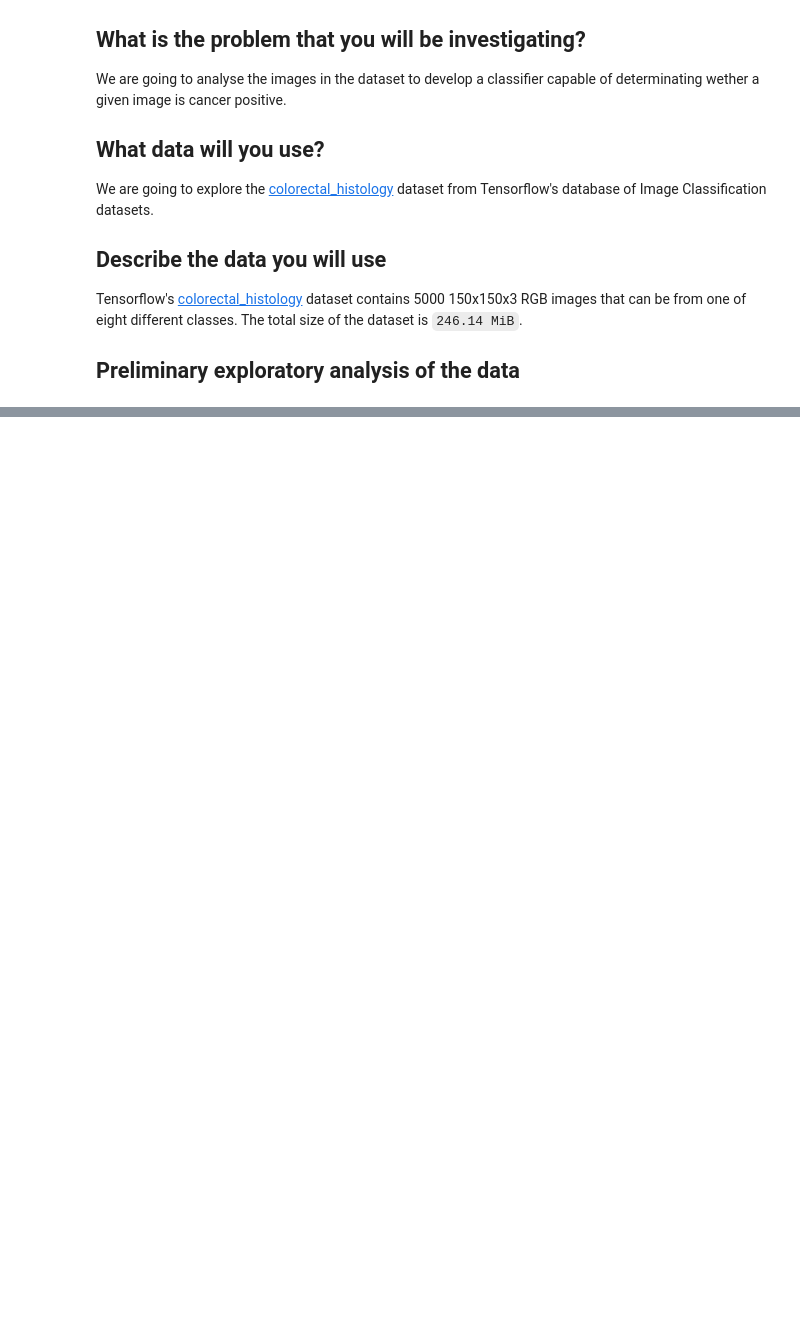
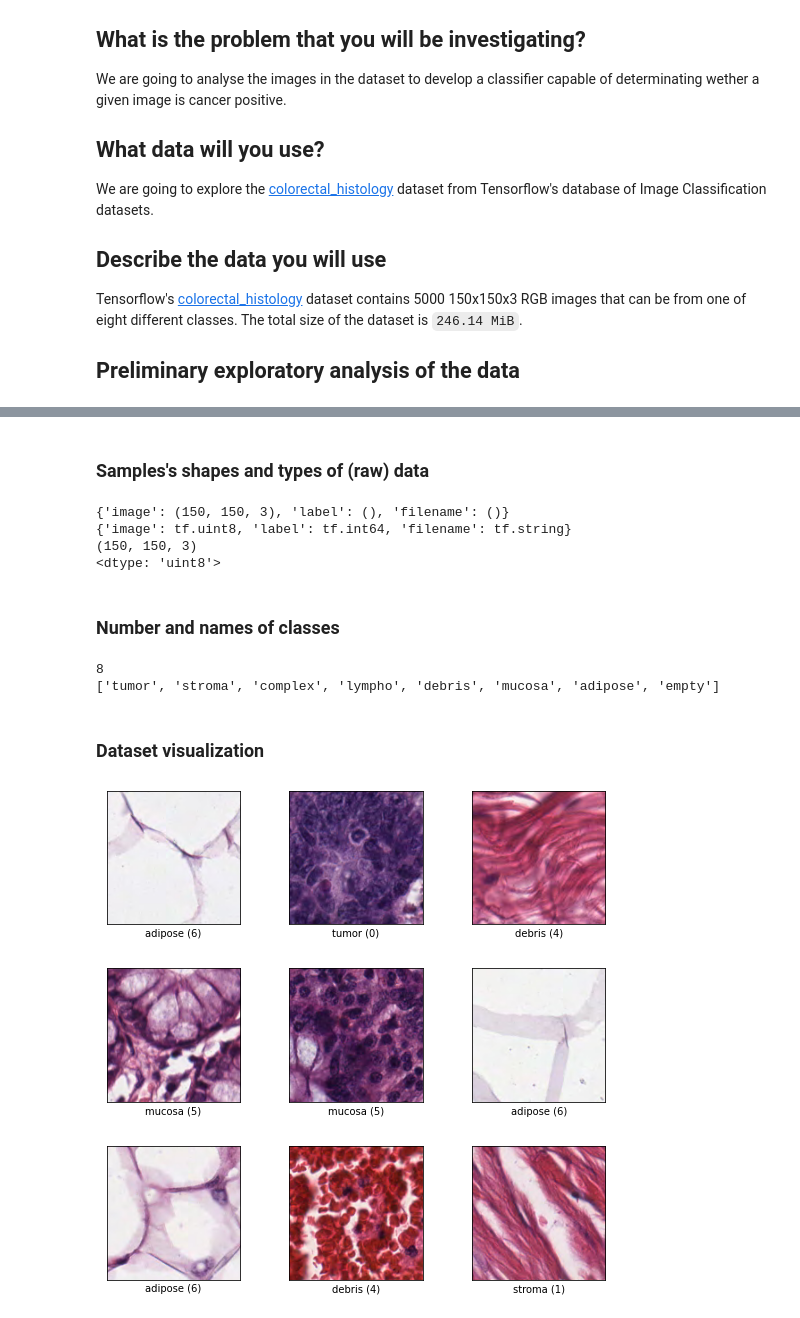
Before and after one commit to M-T3K/ImageUnderstanding2K21, a Jupyter notebook: proposal.ipynb, the cells around one changed output, grey strips where cells are left out. Drawn from its saved outputs; the diff is of its cells as text; code cells hidden in the pictures; blank space fills up the shorter version.

Commit message:
Added new info about dataset

```diff
--- a/proposal.ipynb
+++ b/proposal.ipynb
@@ -34,2 +74,27 @@ import matplotlib.pyplot as plt
+# %% [markdown]
+### Samples's shapes and types of (raw) data
+# %%
+print(info.features.shape)
+print(info.features.dtype)
+print(info.features['image'].shape)
+print(info.features['image'].dtype)
+# %% [output]
+{'image': (150, 150, 3), 'label': (), 'filename': ()}
+{'image': tf.uint8, 'label': tf.int64, 'filename': tf.string}
+(150, 150, 3)
+<dtype: 'uint8'>
+# %% [markdown]
+### Number and names of classes
+# %%
+print(ds_info.features["label"].num_classes)
+print(ds_info.features["label"].names)
+# %% [output]
+8
+['tumor', 'stroma', 'complex', 'lympho', 'debris', 'mucosa', 'adipose', 'empty']
+# %% [markdown]
+### Dataset visualization
 # %%
-ds, info = tfds.load('ColorectalHistology', split='train', shuffle_files=True, with_info=True)
+ds, ds_info = tfds.load('ColorectalHistology', shuffle_files = True, split = 'train', with_info = True)
+fig = tfds.show_examples(ds, ds_info)
+# %% [output]
+[figure, added]
```
Also changed, not shown: parts of 5 cells of this notebook.
